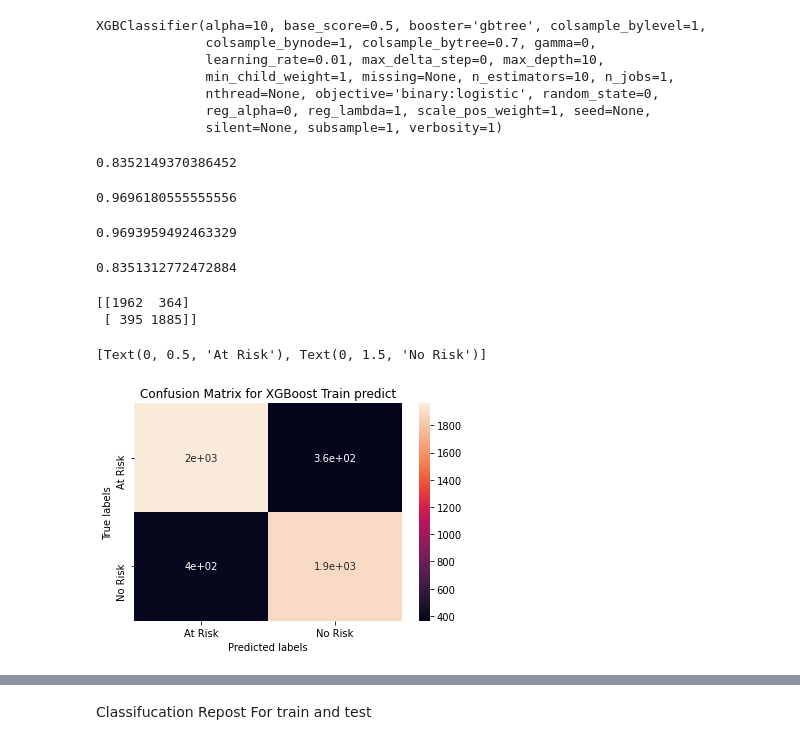
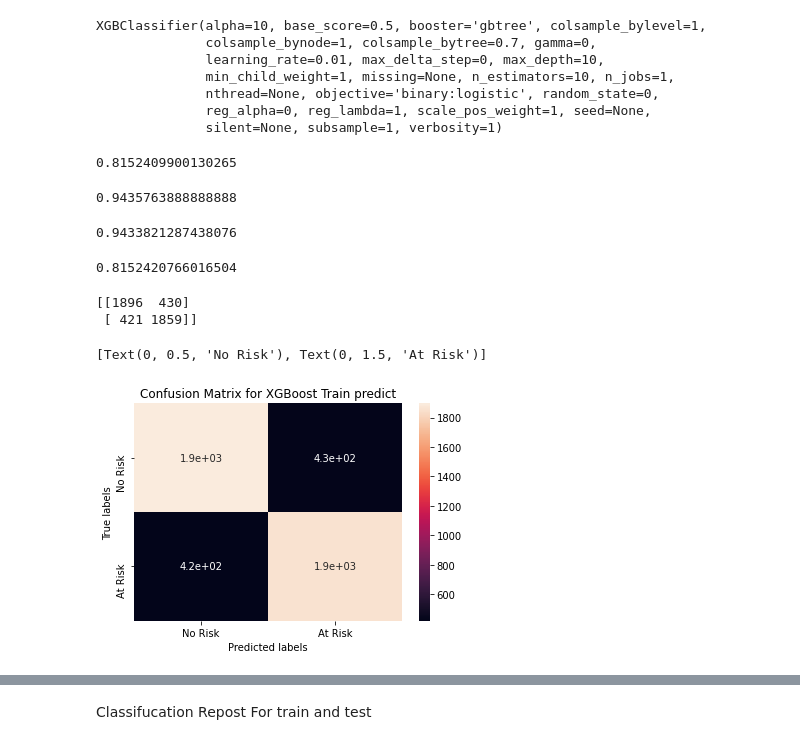
Before and after one commit to ameenattar92/Cardiovascular-Risk-Prediction, a Jupyter notebook: Cardiovascular_Risk_Prediction.ipynb, the cells around one changed output, grey strips where cells are left out. Saved outputs shown, nothing was run; the diff lists cells and outputs as text; code cells hidden in the pictures.

```diff
--- a/Cardiovascular_Risk_Prediction.ipynb
+++ b/Cardiovascular_Risk_Prediction.ipynb
@@ -72,5 +77,5 @@ Drive already mounted at /content/drive; to attempt to forcibly remount, call dr
 # %%
-path = '/content/drive/MyDrive/Capstone_project3/data_cardiovascular_risk.csv'
+path = '/content/drive/MyDrive/Capstone Project/Cardiovascular Risk Prediction - Pradip Solanki/data/data_cardiovascular_risk.csv'
 # %%
 cvs_df = pd.read_csv(path , index_col = "id")
 # %% [markdown]
@@ -1133,35 +1129,35 @@ test_preds = xg_cla.predict(X_test)
 # %%
 accuracy_score(Y_train,train_preds)
 # %% [output]
-0.8352149370386452
+0.8152409900130265
 # %%
 accuracy_score(Y_test,test_preds)
 # %% [output]
-0.9696180555555556
+0.9435763888888888
 # %%
 roc_auc_score(Y_test,test_preds)
 # %% [output]
-0.9693959492463329
+0.9433821287438076
 # %%
 roc_auc_score(Y_train,train_preds)
 # %% [output]
-0.8351312772472884
+0.8152420766016504
 # %%
 #the confusion matrix for training
-labels = ['At Risk', 'No Risk']
+labels = ['No Risk', 'At Risk']
 cm = confusion_matrix(Y_train, train_preds)
 print(cm)
 ax= plt.subplot()
 sns.heatmap(cm, annot=True, ax = ax) #annot=True to annotate cells
 ax.set_xlabel('Predicted labels')
 ax.set_ylabel('True labels')
 ax.set_title('Confusion Matrix for XGBoost Train predict')
 ax.xaxis.set_ticklabels(labels)
 ax.yaxis.set_ticklabels(labels)
 # %% [output]
-[[1962  364]
- [ 395 1885]]
+[[1896  430]
+ [ 421 1859]]
-[Text(0, 0.5, 'At Risk'), Text(0, 1.5, 'No Risk')]
+[Text(0, 0.5, 'No Risk'), Text(0, 1.5, 'At Risk')]
-[figure, old version]
+[figure, new version]
 # %%
 #the confusion matrix for testing
```
Also changed, not shown: parts of 37 cells of this notebook.
